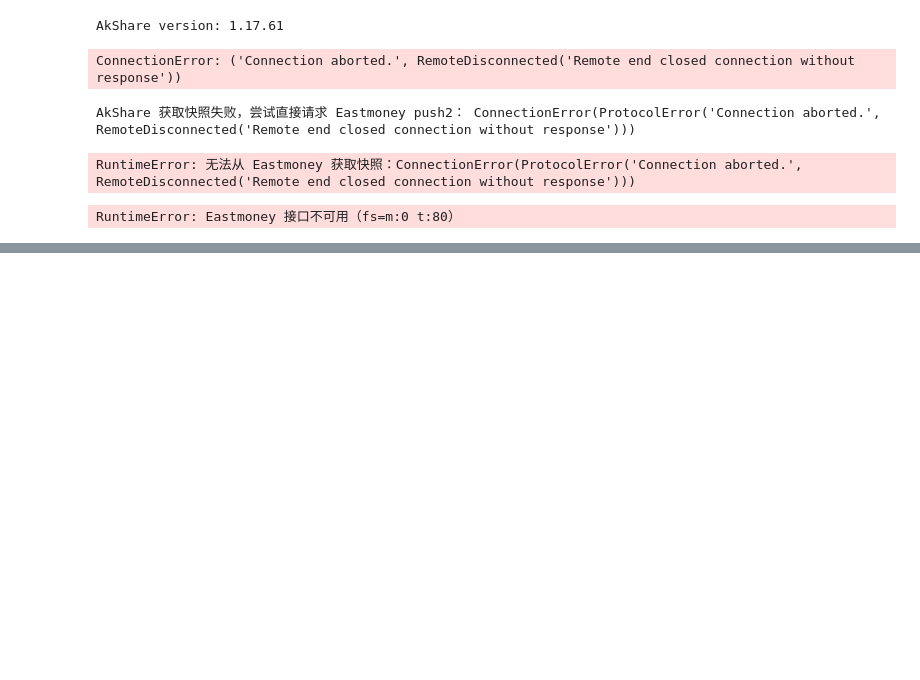
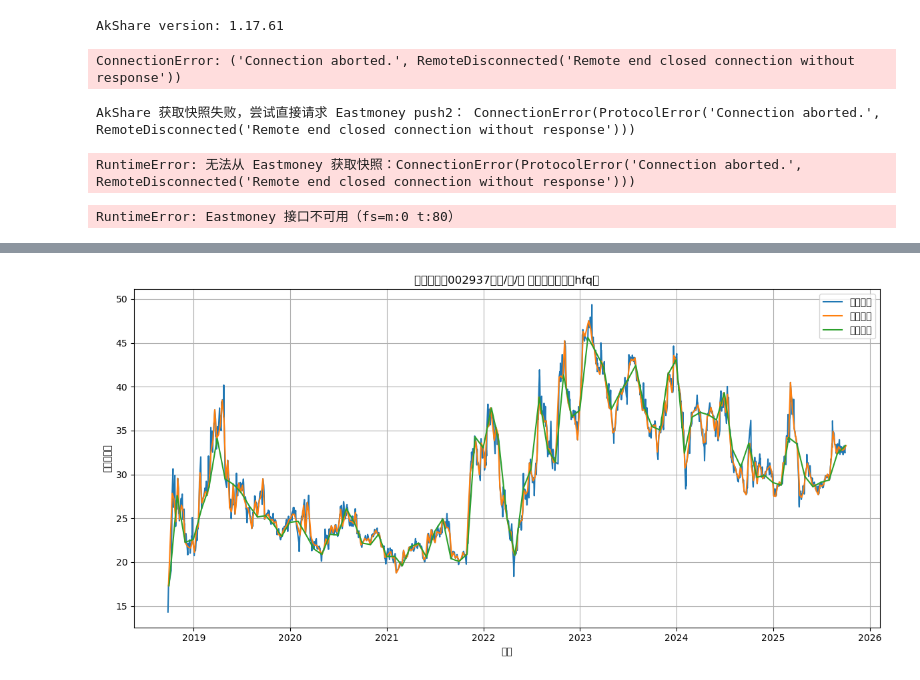
Before and after one commit to zzzxdzzz/MyTools, a Jupyter notebook: ak-tool.ipynb, the cells around one changed output, grey strips where cells are left out. Drawn from its saved outputs; the diff is of its cells as text; code cells hidden in the pictures; blank space fills up the shorter version.

```diff
--- a/ak-tool.ipynb
+++ b/ak-tool.ipynb
@@ -171,0 +401,83 @@ RuntimeError: Eastmoney 接口不可用（fs=m:0 t:80）
+# %%
+import pandas as pd
+import numpy as np
+import matplotlib.pyplot as plt
+import akshare as ak
+
+def find_symbol_by_name(name: str) -> str:
+    code_map = ak.stock_info_a_code_name()
+    # 兼容不同列名
+    if {"code","name"}.issubset(code_map.columns):
+        code_col, name_col = "code", "name"
+    elif {"证券代码","证券简称"}.issubset(code_map.columns):
+        code_col, name_col = "证券代码", "证券简称"
+    else:
+        raise RuntimeError(f"无法识别代码/名称列: {list(code_map.columns)}")
+    hit = code_map.loc[code_map[name_col] == name]
+    if hit.empty:
+        hit = code_map.loc[code_map[name_col].str.contains(name, na=False)]
+    if hit.empty:
+        raise RuntimeError(f"未找到股票：{name}")
+    return str(hit.iloc[0][code_col]).strip()
+
+def _standardize_cols(df: pd.DataFrame) -> pd.DataFrame:
+    # 统一中英列名
+    colmap = {
+        "日期":"date","date":"date",
+        "开盘":"open","open":"open",
+        "最高":"high","high":"high",
+        "最低":"low","low":"low",
+        "收盘":"close","close":"close",
+        "成交量":"volume","volume":"volume",
+        "成交额":"amount","amount":"amount",
+    }
+    rename = {c:colmap.get(c,c) for c in df.columns}
+    df = df.rename(columns=rename)
+    if "date" not in df.columns or "close" not in df.columns:
+        raise RuntimeError(f"缺少必要列: {list(df.columns)}")
+    # 类型与索引
+    df["date"] = pd.to_datetime(df["date"])
+    for k in ["open","high","low","close","volume","amount"]:
+        if k in df.columns:
+            df[k] = pd.to_numeric(df[k], errors="coerce")
+    df = df.sort_values("date").set_index("date")
+    return df
+
+def get_hist_clean(symbol: str, start="2018-01-01", end="2025-12-31", prefer="hfq") -> tuple[pd.DataFrame,str]:
+    # 依次尝试 hfq -> qfq -> 不复权
+    tried = []
+    for adj in list(dict.fromkeys([prefer, "qfq", ""])):  # 去重保序
+        tried.append(adj or "none")
+        df = ak.stock_zh_a_hist(symbol=symbol, period="daily", start_date=start.replace("-",""),
+                                end_date=end.replace("-",""), adjust=adj)
+        df = _standardize_cols(df)
+        # 体检：剔除负价、全零
+        bad_neg = ((df[["open","high","low","close"]] < 0).any(axis=1)).sum()
+        if bad_neg > 0:
+            # 该复权口径存在异常，尝试下一个
+            continue
+        all_zero = (df["close"] == 0).sum()
+        if all_zero > 0:
+            # 零价异常也视为不可用
+            continue
+        return df, (adj or "none")
+    raise RuntimeError(f"所有口径均异常或不可用，已尝试：{tried}")
+
+# ===== 示例：拿“兴瑞科技”，并画日/周/月同图 =====
+name = "兴瑞科技"
+symbol = find_symbol_by_name(name)
+df_daily, used_adj = get_hist_clean(symbol, start="2018-01-01", end="2025-12-31", prefer="hfq")
+close_d = df_daily["close"].dropna()
+close_w = close_d.resample("W-FRI").last().dropna()
+close_m = close_d.resample("M").last().dropna()
+
+print(f"{name}({symbol}) 获取成功，复权口径：{used_adj}，样本数：{len(close_d)}")
+
+plt.figure(figsize=(12,6))
+plt.plot(close_d.index, close_d.values, label="日线收盘")
+plt.plot(close_w.index, close_w.values, label="周线收盘")
+plt.plot(close_m.index, close_m.values, label="月线收盘")
+plt.title(f"{name}（{symbol}）日/周/月 收盘价（口径：{used_adj}）")
+plt.xlabel("日期"); plt.ylabel("价格（元）")
+plt.legend(); plt.grid(True); plt.tight_layout(); plt.show()
+# %% [output]
@@ -171,0 +485 @@ RuntimeError: Eastmoney 接口不可用（fs=m:0 t:80）
+[figure, added]
```
Also changed, not shown: parts of 4 cells of this notebook, 1 other file.
